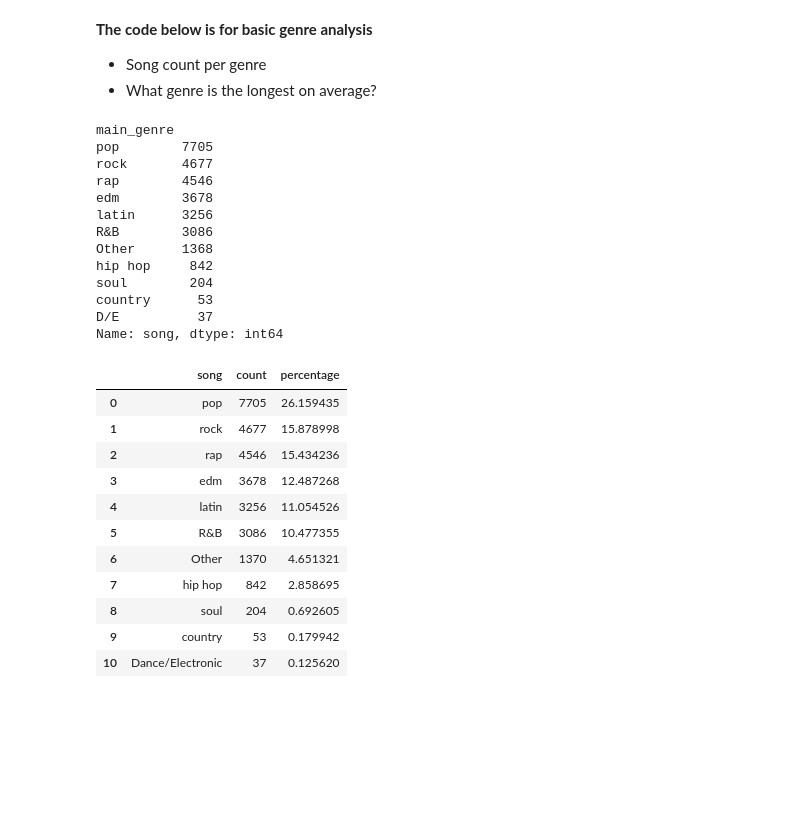
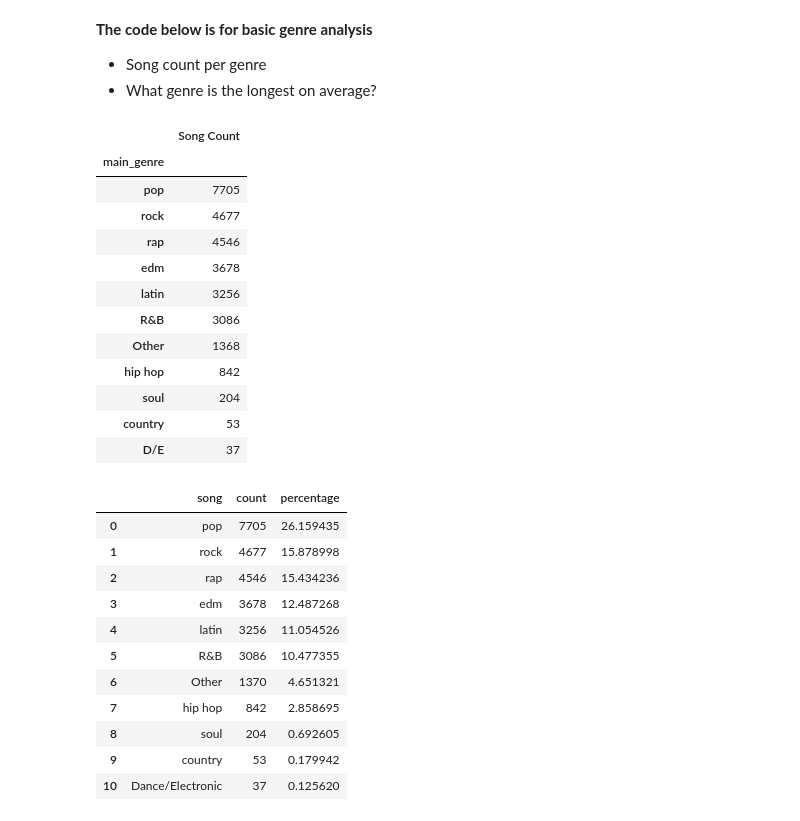
Before and after one commit to tmartabano/Project-for-Data-Munging, a Jupyter notebook: Final_Project_Data(new).ipynb, the cells around one changed output. Cells and saved outputs as stored; diff of their text form; code cells hidden in the pictures; blank space fills up the shorter version.

```diff
--- a/Final_Project_Data(new).ipynb
+++ b/Final_Project_Data(new).ipynb
@@ -153,21 +153,22 @@ __The code below is for basic genre analysis__
 # %%
 #What genre has the most songs in our dataset?
 Total_song_genre = big_df.groupby('main_genre')['song'].count().sort_values(ascending=False)
-Total_song_genre
+Total_song_genre_df = pd.DataFrame({'Song Count': Total_song_genre})
+Total_song_genre_df
 # %% [output]
-main_genre
-pop        7705
-rock       4677
-rap        4546
-edm        3678
-latin      3256
-R&B        3086
-Other      1368
-hip hop     842
-soul        204
-country      53
-D/E          37
-Name: song, dtype: int64
+|  | Song Count |
+| main_genre |  |
+| pop | 7705 |
+| rock | 4677 |
+| rap | 4546 |
+| edm | 3678 |
+| latin | 3256 |
+| R&B | 3086 |
+| Other | 1368 |
+| hip hop | 842 |
+| soul | 204 |
+| country | 53 |
+| D/E | 37 |
 # %%
 data = {
     'song': ['pop', 'rock', 'rap', 'edm', 'latin', 'R&B', 'Other', 'hip hop', 'soul', 'country', 'Dance/Electronic'],
```
Also changed, not shown: parts of 6 cells of this notebook.
